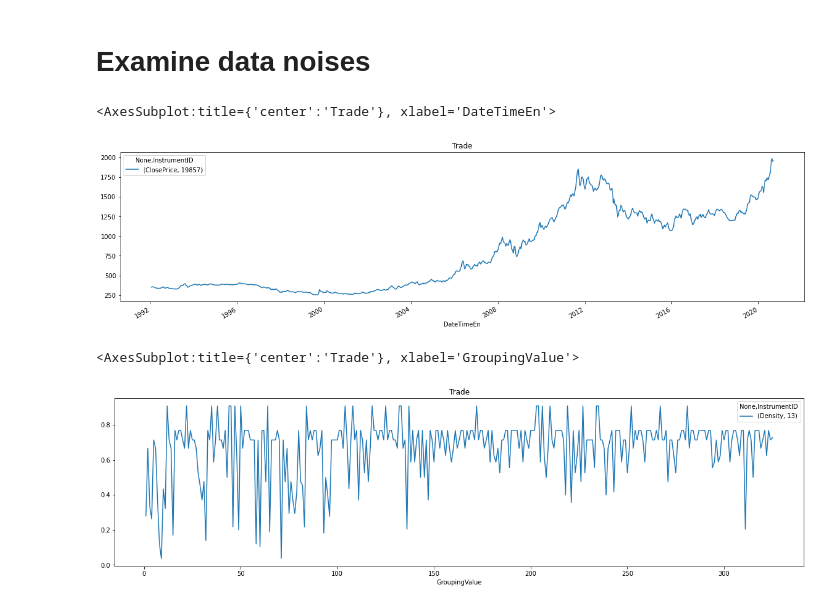
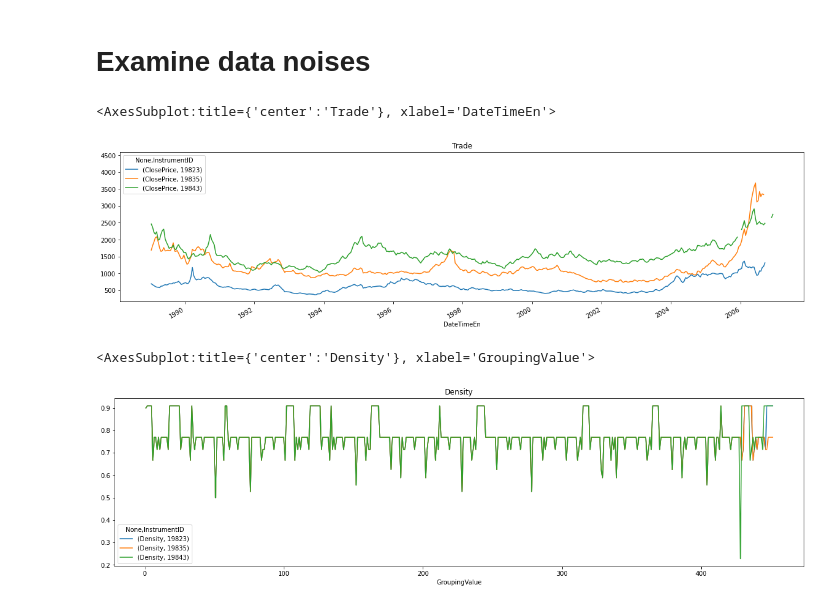
Before and after one commit to h-nargesi/Stock-Estimation, a Jupyter notebook: Jiringi/Python/data-noise.ipynb, the cells around one changed output. Drawn from its saved outputs; the diff is of its cells as text; code cells hidden in the pictures.

```diff
--- a/Jiringi/Python/data-noise.ipynb
+++ b/Jiringi/Python/data-noise.ipynb
@@ -3,24 +3,24 @@
 # %%
 import codes.handlers as hd
 
-rides = hd.ReadPanda('trade-graph', ("19857", 10, 0, 100000,))
+rides = hd.ReadPanda('trade-graph', ("19835, 19823, 19843", 10, 0, 450,))
 # 'OpenPrice', 'LowPrice', 'HighPrice',
 rides = rides.pivot(index='DateTimeEn', columns='InstrumentID', values=['ClosePrice'])
 # print(rides.columns)
 rides.plot(title='Trade', kind='line', figsize=(20, 5))
 # %% [output]
 <AxesSubplot:title={'center':'Trade'}, xlabel='DateTimeEn'>
-[figure, old version]
+[figure, new version]
 # %%
 import codes.handlers as hd
 
-rides = hd.ReadPanda('density-graph', ("13", 10, 0, 100000,))
+rides = hd.ReadPanda('density-graph', ("19835, 19823, 19843", 10, 0, 450,))
 rides = rides.pivot(index='GroupingValue', columns='InstrumentID', values=['Density'])
 # print(rides.columns)
 rides.plot(title='Density', kind='line', figsize=(20, 5))
 # %% [output]
-<AxesSubplot:title={'center':'Trade'}, xlabel='GroupingValue'>
+<AxesSubplot:title={'center':'Density'}, xlabel='GroupingValue'>
-[figure, old version]
+[figure, new version]
 # %%
 import codes.handlers as hd
 
```
Also changed, not shown: parts of 1 cell of this notebook, 5 other files.
